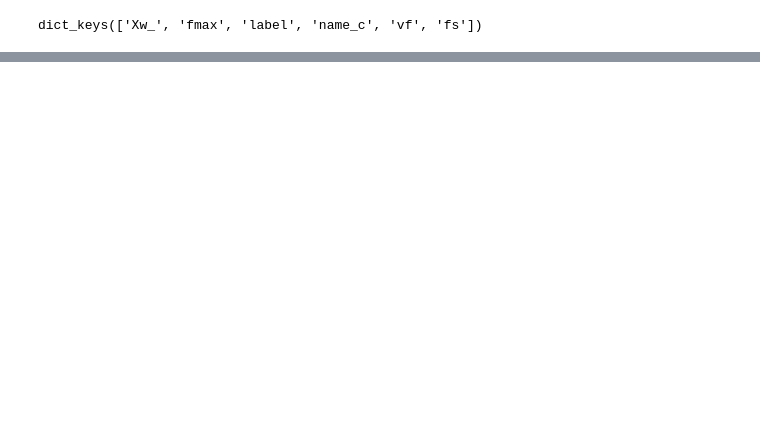
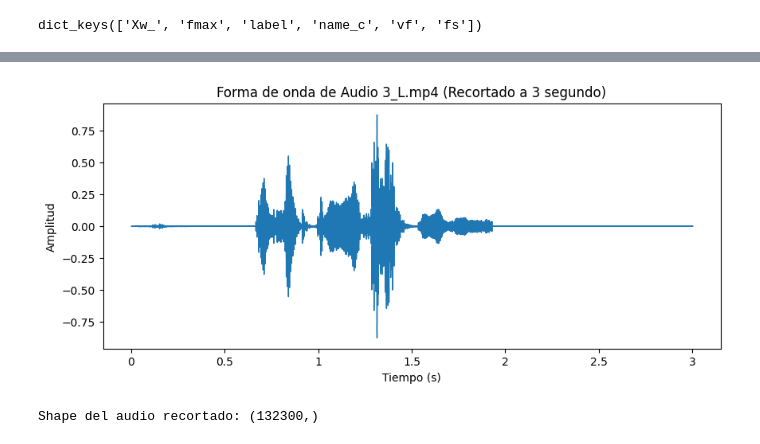
Before and after one commit to JParraArias/SignalsAndSystems2024-2, a Jupyter notebook: Audio_detector_Parcial 2.ipynb, the cells around one changed output, grey strips where cells are left out. Saved outputs shown, nothing was run; the diff lists cells and outputs as text; code cells hidden in the pictures; blank space fills up the shorter version.

```diff
--- a/Audio_detector_Parcial 2.ipynb
+++ b/Audio_detector_Parcial 2.ipynb
@@ -357,0 +437,26 @@ dict_keys(['Xw_', 'fmax', 'label', 'name_c', 'vf', 'fs'])
+# %%
+# 1. Definir la duración deseada en segundos
+duracion_deseada = 3.0  # 3 segundos
+
+# 2. Convertir la duración deseada en muestras
+muestras_deseadas = int(duracion_deseada * sr)
+
+# 3. Recortar o rellenar con ceros si es necesario
+if len(y) > muestras_deseadas:
+    y = y[:muestras_deseadas]  # Recortar
+elif len(y) < muestras_deseadas:
+    y = np.pad(y, (0, muestras_deseadas - len(y)))  # Rellenar con ceros
+
+# 4. Graficar el audio recortado
+plt.figure(figsize=(10, 4))
+librosa.display.waveshow(y, sr=sr)
+plt.title(f"Forma de onda de {nuevo_audio} (Recortado a 3 segundo)")
+plt.xlabel("Tiempo (s)")
+plt.ylabel("Amplitud")
+plt.show()
+
+# Mostrar la nueva longitud del audio recortado
+print(f"Shape del audio recortado: {y.shape}")
+# %% [output]
+[figure, added]
+Shape del audio recortado: (132300,)
```
Also changed, not shown: parts of 17 cells of this notebook.
